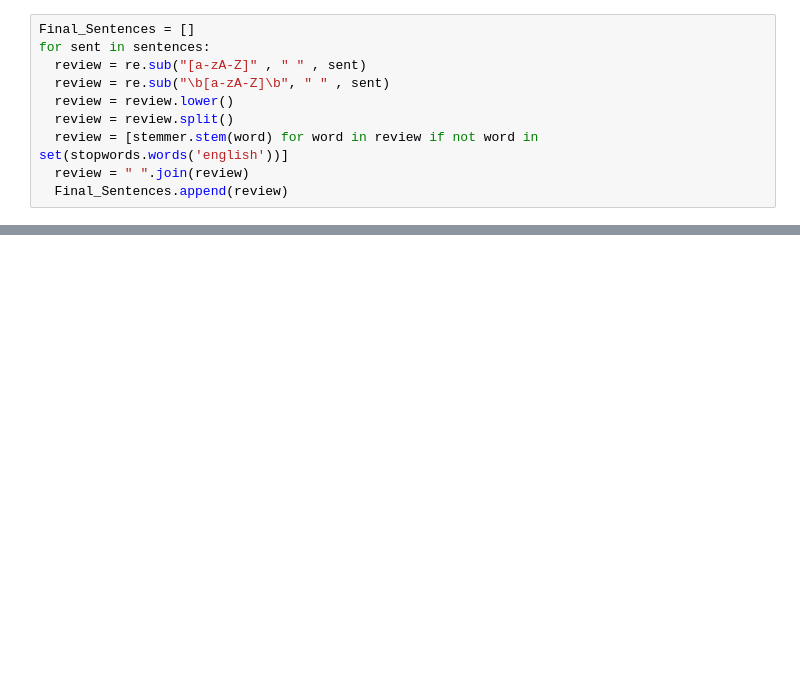
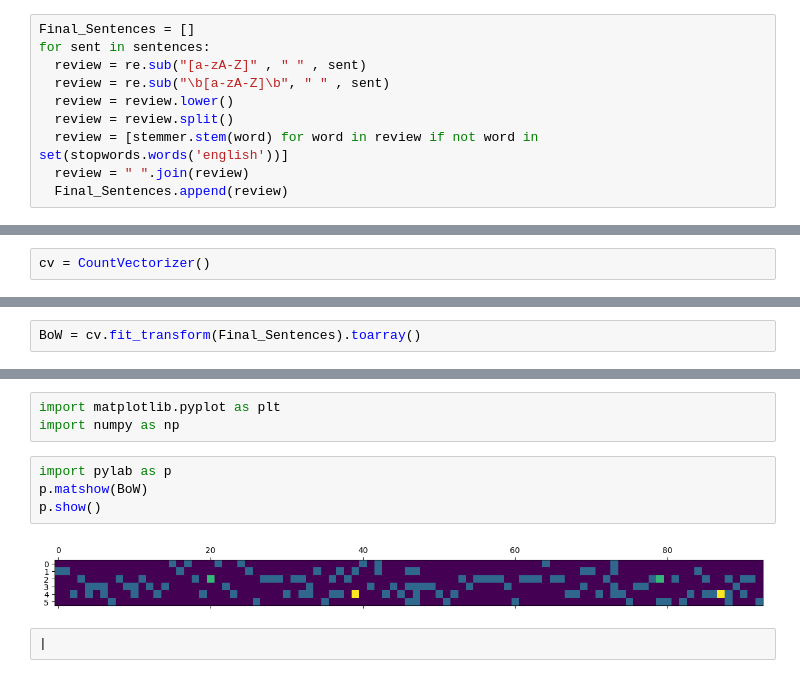
Before and after one commit to Mahdi-Miri/VectorizeWithPython, a Jupyter notebook: Vectorize.ipynb, the cells around one changed output, grey strips where cells are left out. Saved outputs shown, nothing was run; the diff lists cells and outputs as text; blank space fills up the shorter version.

```diff
--- a/Vectorize.ipynb
+++ b/Vectorize.ipynb
@@ -56,0 +70,2 @@ for sent in sentences:
+# %%
+cv = CountVectorizer()
@@ -56,0 +76,2 @@ for sent in sentences:
+# %%
+BoW = cv.fit_transform(Final_Sentences).toarray()
@@ -56,0 +98,11 @@ for sent in sentences:
+# %%
+import matplotlib.pyplot as plt
+import numpy as np
+# %%
+import pylab as p
+p.matshow(BoW)
+p.show()
+# %% [output]
+[figure, added]
+# %%
+|
```
Also changed, not shown: parts of 5 cells of this notebook.
